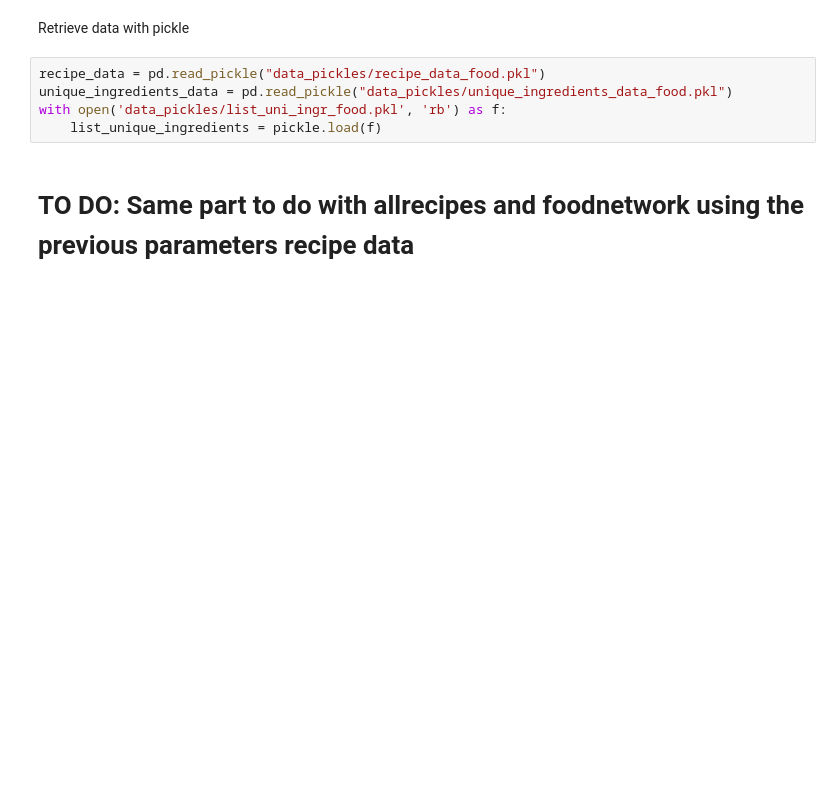
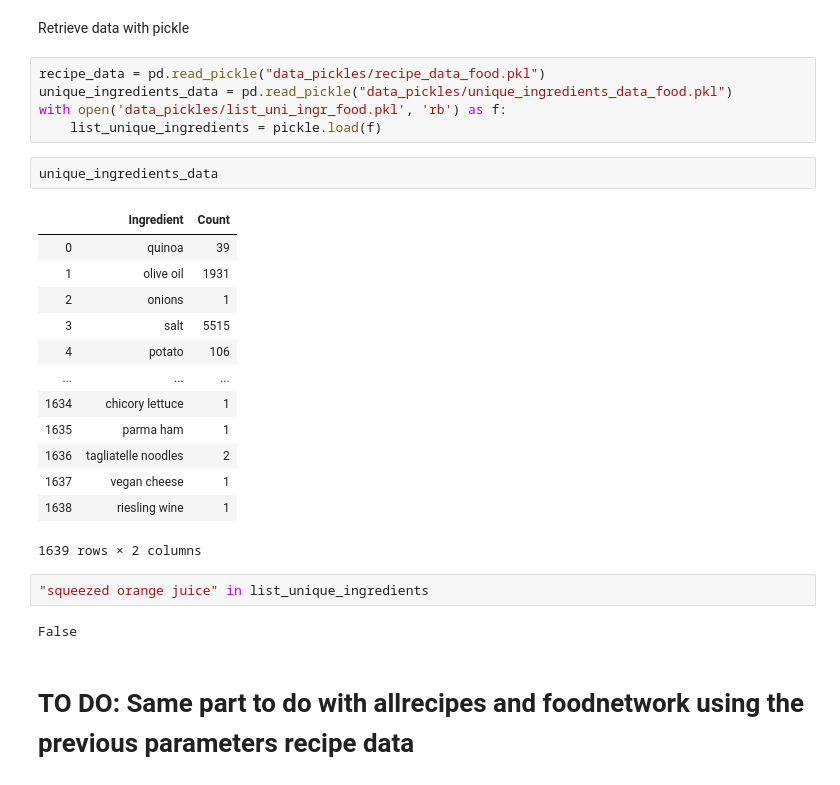
Before and after one commit to lautenba/ADA_pADAwan_Project, a Jupyter notebook: project-Marco.ipynb, the cells around one changed output. Cells and saved outputs as stored; diff of their text form; blank space fills up the shorter version.

```diff
--- a/project-Marco.ipynb
+++ b/project-Marco.ipynb
@@ -290,5 +290,25 @@ recipe_data = pd.read_pickle("data_pickles/recipe_data_food.pkl")
 unique_ingredients_data = pd.read_pickle("data_pickles/unique_ingredients_data_food.pkl")
 with open('data_pickles/list_uni_ingr_food.pkl', 'rb') as f:
     list_unique_ingredients = pickle.load(f)
+# %%
+unique_ingredients_data
+# %% [output]
+|  | Ingredient | Count |
+| 0 | quinoa | 39 |
+| 1 | olive oil | 1931 |
+| 2 | onions | 1 |
+| 3 | salt | 5515 |
+| 4 | potato | 106 |
+| ... | ... | ... |
+| 1634 | chicory lettuce | 1 |
+| 1635 | parma ham | 1 |
+| 1636 | tagliatelle noodles | 2 |
+| 1637 | vegan cheese | 1 |
+| 1638 | riesling wine | 1 |
+1639 rows × 2 columns
+# %%
+"squeezed orange juice" in list_unique_ingredients
+# %% [output]
+False
 # %% [markdown]
 # TO DO: Same part to do with allrecipes and foodnetwork using the previous parameters recipe data
```
Also changed, not shown: parts of 7 cells of this notebook, 6 other files.
